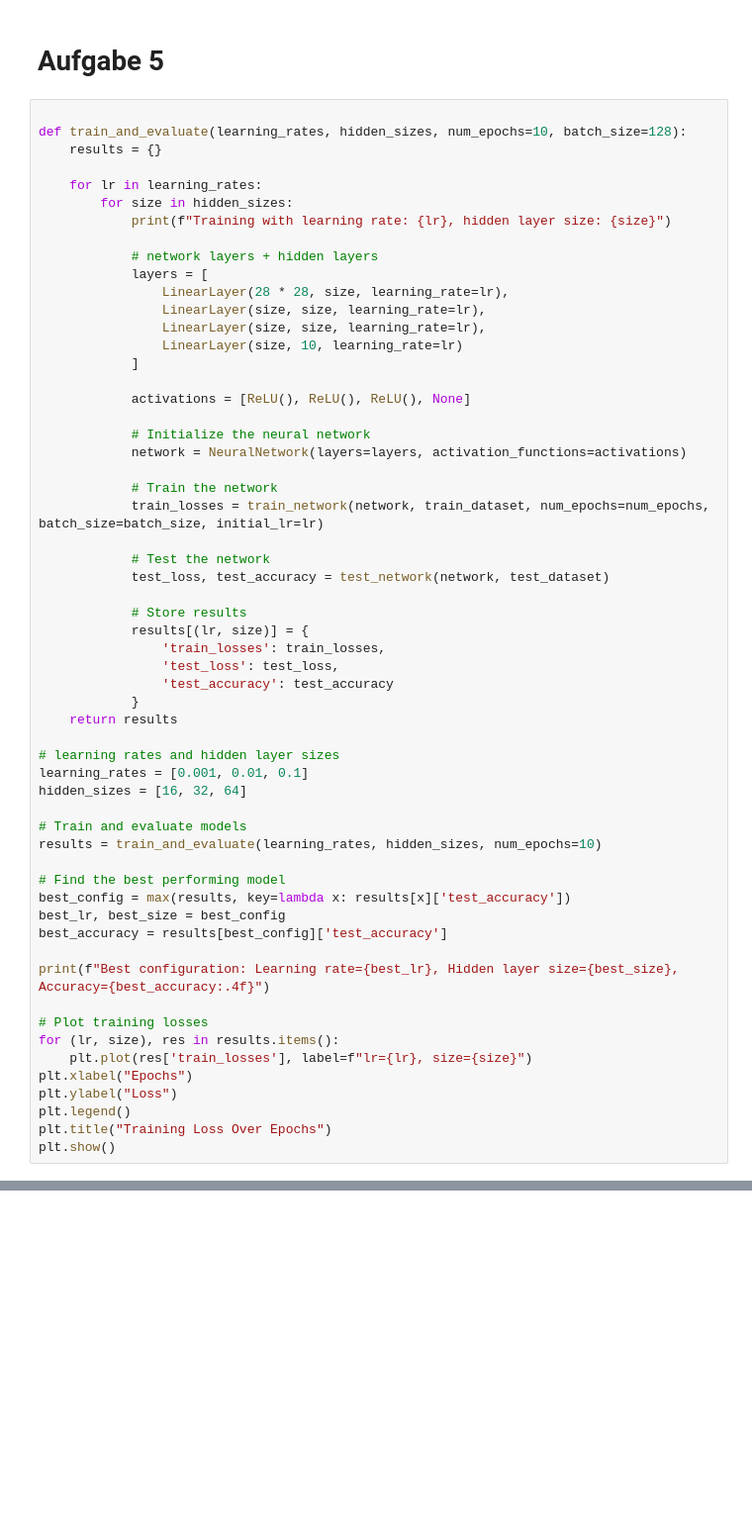
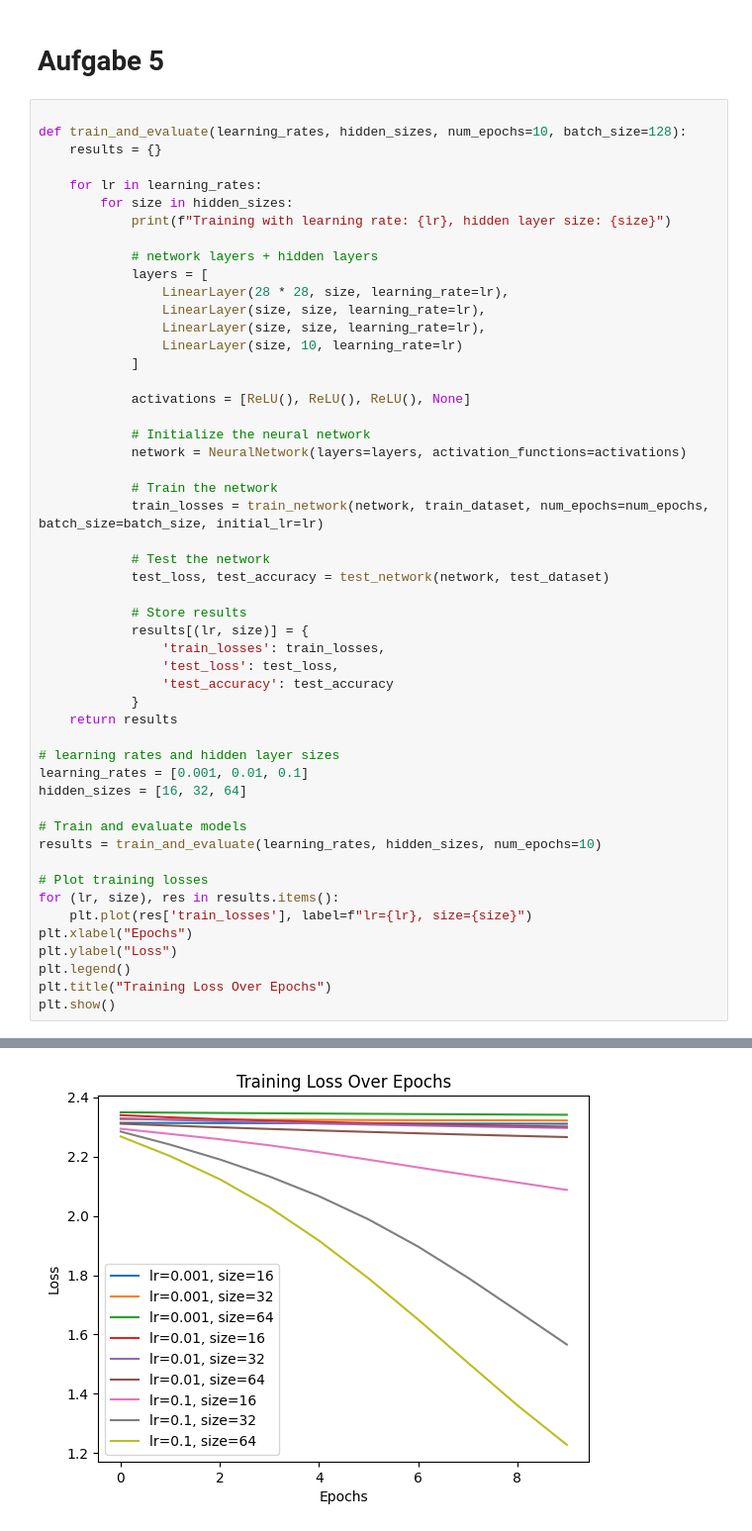
Before and after one commit to rodrigourech/VTA_MC1, a Jupyter notebook: sample.ipynb, the cells around one changed output, grey strips where cells are left out. Shown at 99% size. Drawn from its saved outputs; the diff is of its cells as text; blank space fills up the shorter version.

```diff
--- a/sample.ipynb
+++ b/sample.ipynb
@@ -478,13 +518,6 @@ hidden_sizes = [16, 32, 64]
 # Train and evaluate models
 results = train_and_evaluate(learning_rates, hidden_sizes, num_epochs=10)
 
-# Find the best performing model
-best_config = max(results, key=lambda x: results[x]['test_accuracy'])
-best_lr, best_size = best_config
-best_accuracy = results[best_config]['test_accuracy']
-
-print(f"Best configuration: Learning rate={best_lr}, Hidden layer size={best_size}, Accuracy={best_accuracy:.4f}")
-
 # Plot training losses
 for (lr, size), res in results.items():
     plt.plot(res['train_losses'], label=f"lr={lr}, size={size}")
@@ -493,3 +526,4 @@ plt.ylabel("Loss")
 plt.legend()
 plt.title("Training Loss Over Epochs")
 plt.show()
+# %% [output]
@@ -495,0 +547 @@ plt.show()
+[figure, added]
```
Also changed, not shown: parts of 6 cells of this notebook.
